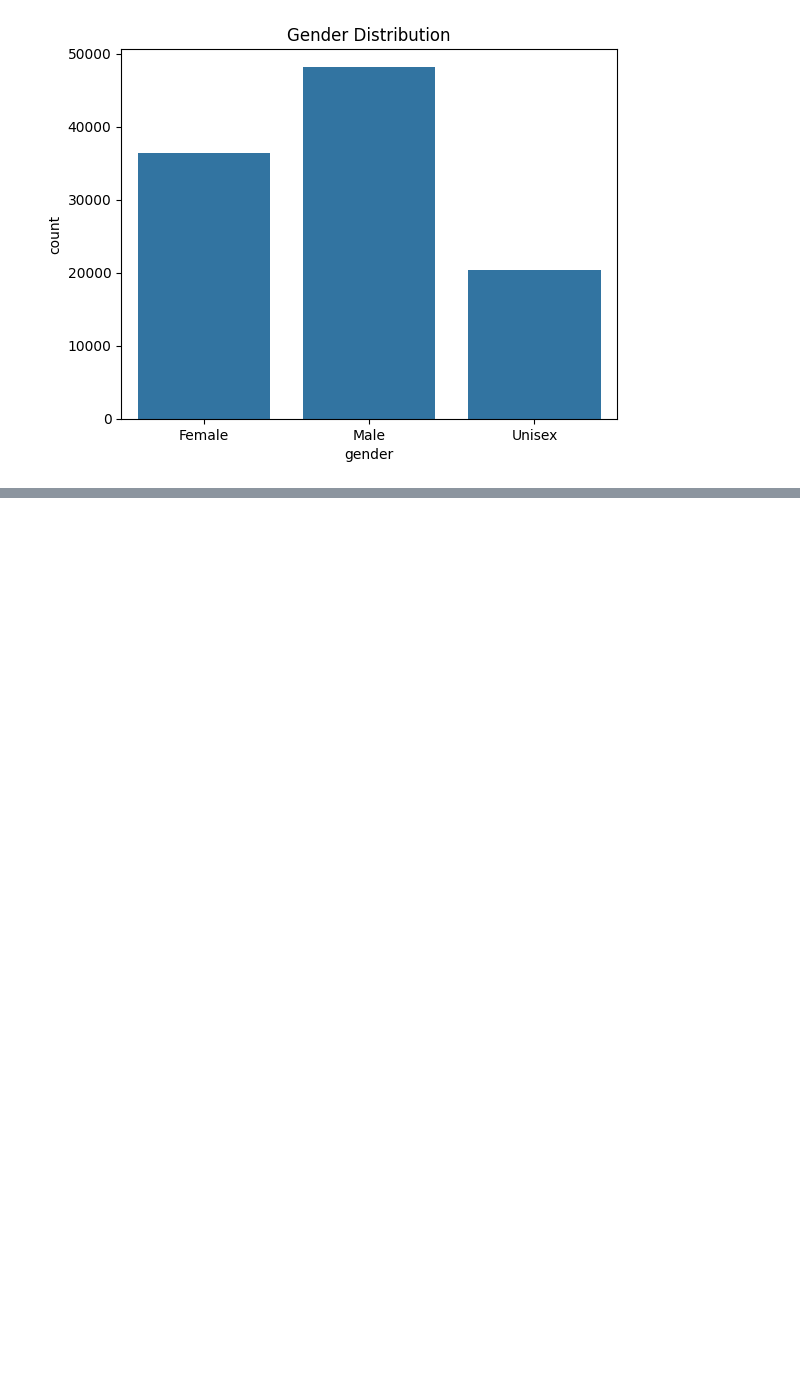
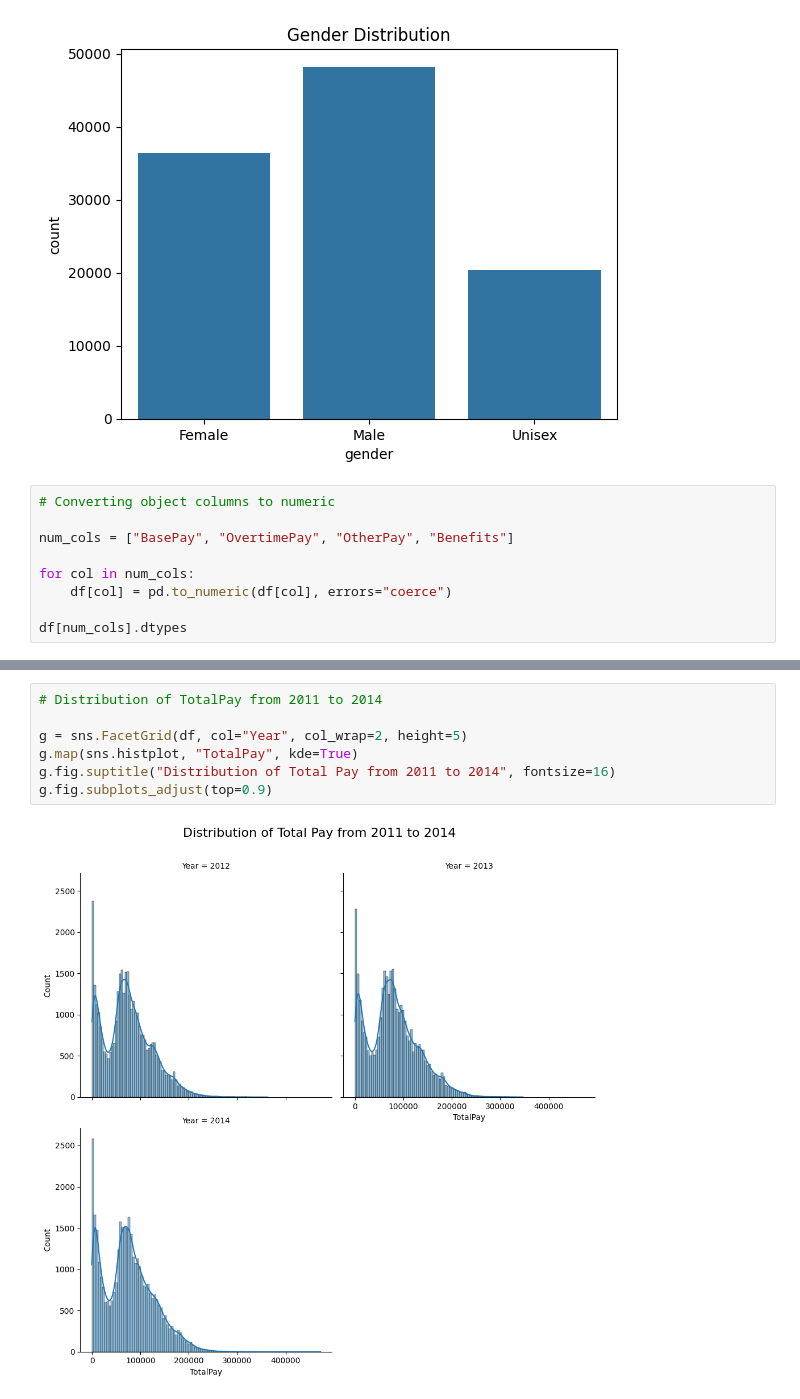
Before and after one commit to Abdelghaniker/sql-salaries-eda-sqlite, a Jupyter notebook: notebooks/analysis.ipynb, the cells around one changed output, grey strips where cells are left out. Cells and saved outputs as stored; diff of their text form; blank space fills up the shorter version.

```diff
--- a/notebooks/analysis.ipynb
+++ b/notebooks/analysis.ipynb
@@ -200,3 +200,12 @@ plt.title("Gender Distribution")
 plt.show()
 # %% [output]
 [figure]
+# %%
+# Converting object columns to numeric
+
+num_cols = ["BasePay", "OvertimePay", "OtherPay", "Benefits"]
+
+for col in num_cols:
+    df[col] = pd.to_numeric(df[col], errors="coerce")
+
+df[num_cols].dtypes
@@ -202,0 +235,9 @@ plt.show()
+# %%
+# Distribution of TotalPay from 2011 to 2014
+
+g = sns.FacetGrid(df, col="Year", col_wrap=2, height=5)
+g.map(sns.histplot, "TotalPay", kde=True)
+g.fig.suptitle("Distribution of Total Pay from 2011 to 2014", fontsize=16)
+g.fig.subplots_adjust(top=0.9)
+# %% [output]
+[figure, added]
```
Also changed, not shown: parts of 11 cells of this notebook.
